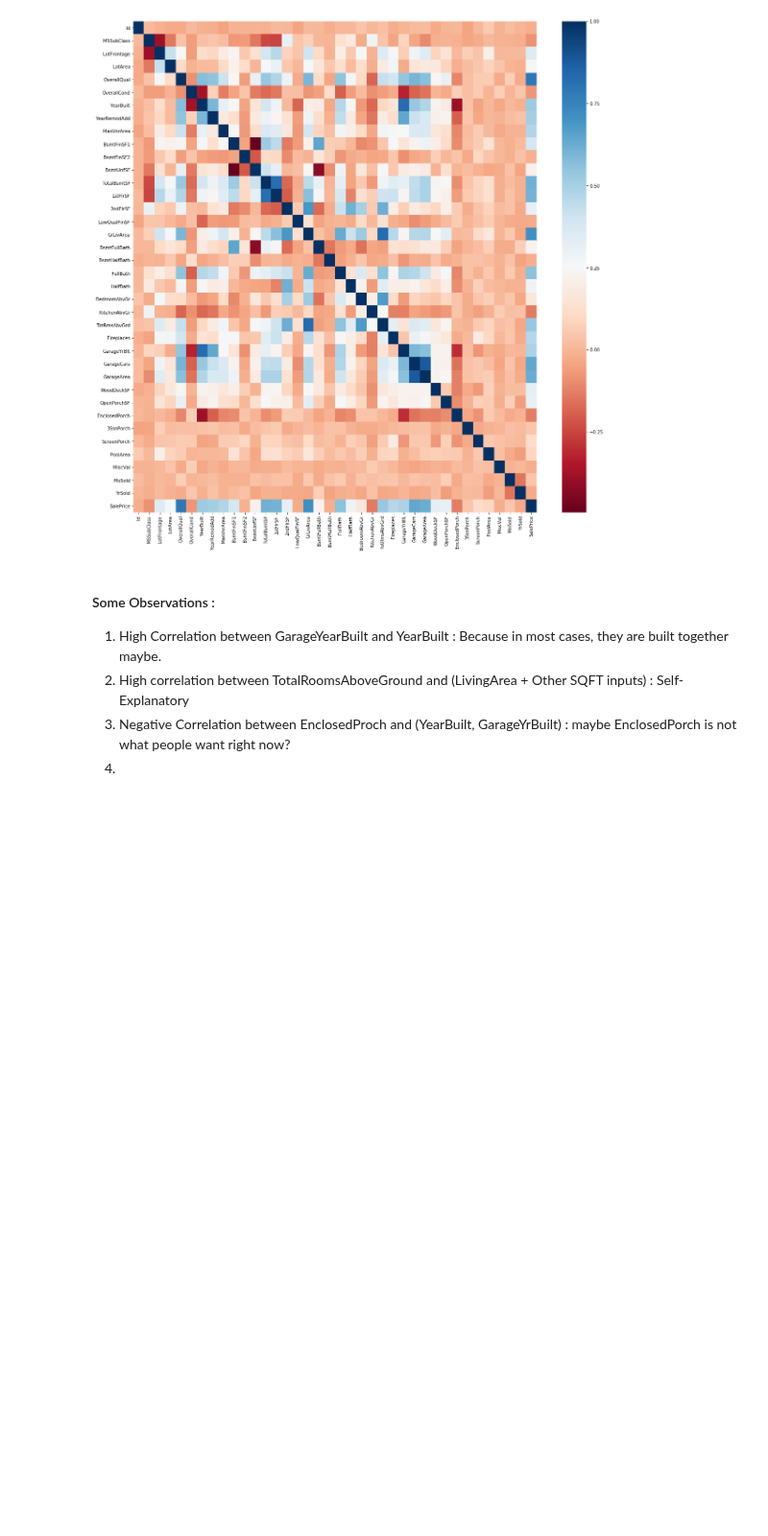
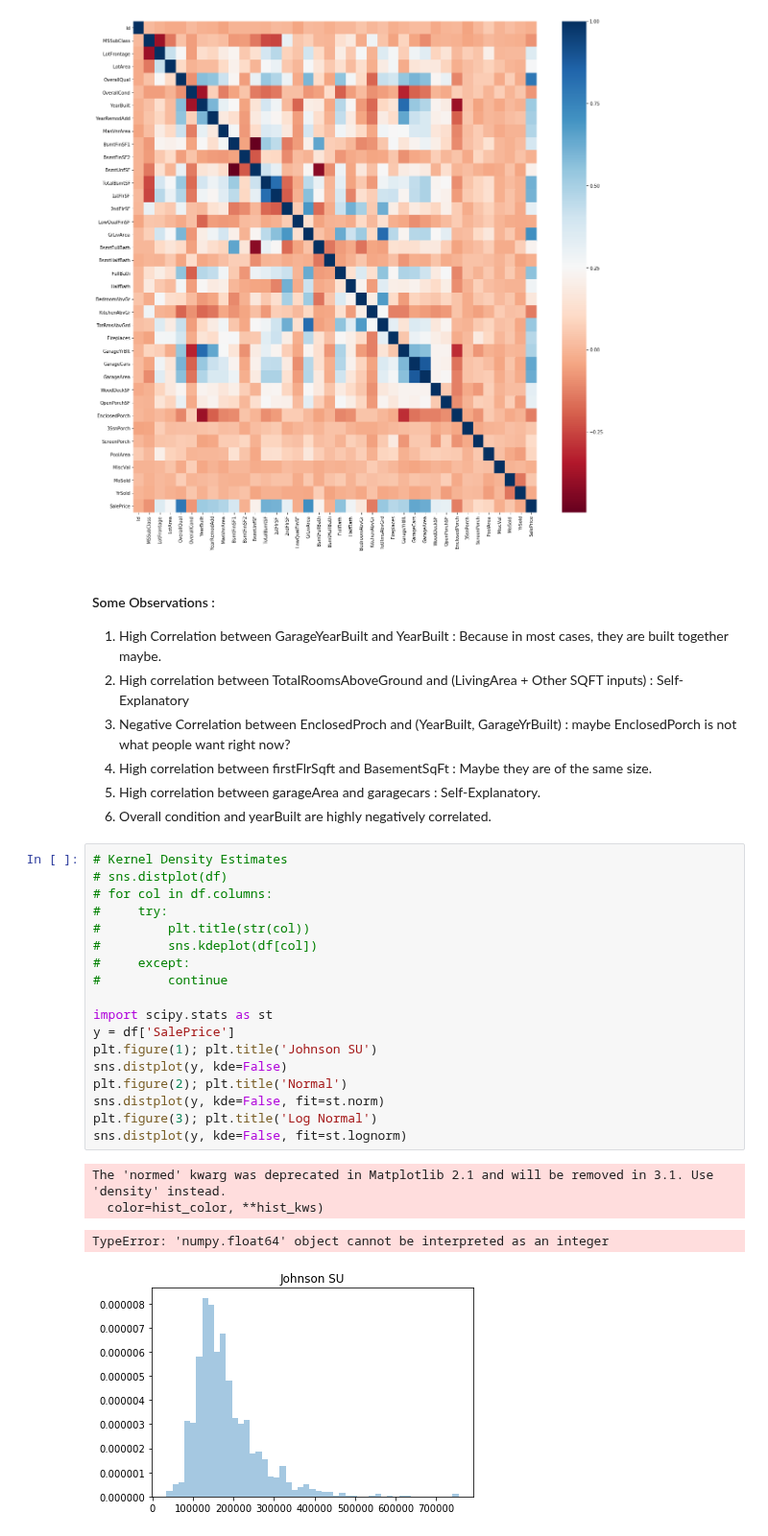
Before and after one commit to abhijeetknayak/Machine-Learning, a Jupyter notebook: HousePricePred/eda.ipynb, the cells around one changed output. Shown at 96% size. Saved outputs shown, nothing was run; the diff lists cells and outputs as text; blank space fills up the shorter version.

```diff
--- a/HousePricePred/eda.ipynb
+++ b/HousePricePred/eda.ipynb
@@ -68,4 +116,29 @@ sns.heatmap(mat, ax=ax, cmap="RdBu")
 1. High Correlation between GarageYearBuilt and YearBuilt : Because in most cases, they are built together maybe.
 2. High correlation between TotalRoomsAboveGround and (LivingArea + Other SQFT inputs) : Self-Explanatory
 3. Negative Correlation between EnclosedProch and (YearBuilt, GarageYrBuilt) : maybe EnclosedPorch is not what people want right now?
-4.
+4. High correlation between firstFlrSqft and BasementSqFt : Maybe they are of the same size.
+5. High correlation between garageArea and garagecars : Self-Explanatory.
+6. Overall condition and yearBuilt are highly negatively correlated.
+# %%
+# Kernel Density Estimates
+# sns.distplot(df)
+# for col in df.columns:
+#     try:
+#         plt.title(str(col))
+#         sns.kdeplot(df[col])
+#     except:
+#         continue
+
+import scipy.stats as st
+y = df['SalePrice']
+plt.figure(1); plt.title('Johnson SU')
+sns.distplot(y, kde=False)
+plt.figure(2); plt.title('Normal')
+sns.distplot(y, kde=False, fit=st.norm)
+plt.figure(3); plt.title('Log Normal')
+sns.distplot(y, kde=False, fit=st.lognorm)
+# %% [output]
+The 'normed' kwarg was deprecated in Matplotlib 2.1 and will be removed in 3.1. Use 'density' instead.
+  color=hist_color, **hist_kws)
+TypeError: 'numpy.float64' object cannot be interpreted as an integer
+[figure, added]
```
Also changed, not shown: parts of 4 cells of this notebook.
